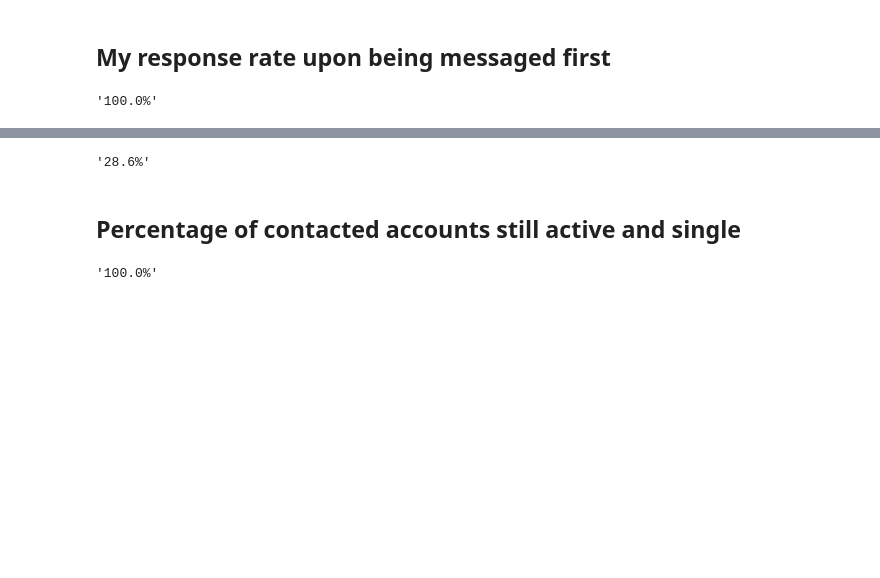
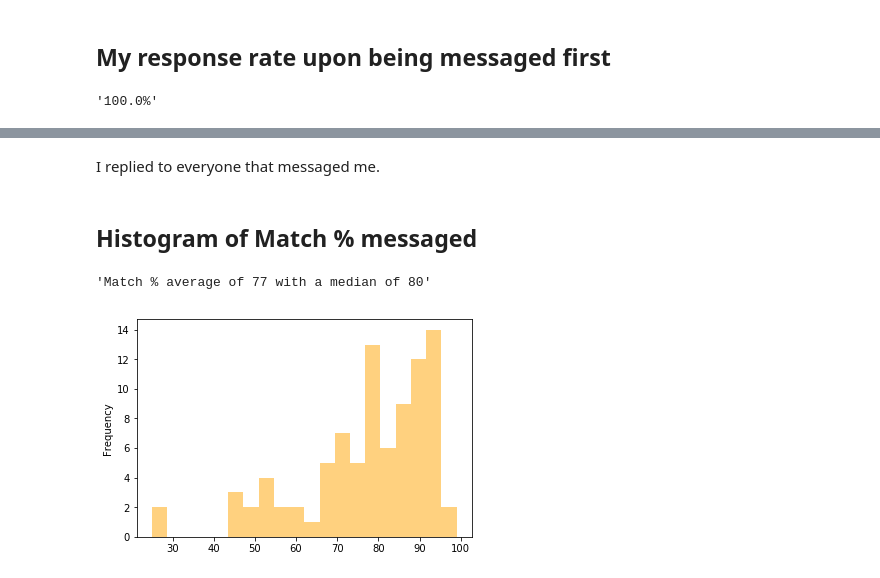
Before and after one commit to caheredia/Response, a Jupyter notebook: develop/2017-8-21_ch_okc_response_data.ipynb, the cells around one changed output, grey strips where cells are left out. Cells and saved outputs as stored; diff of their text form; code cells hidden in the pictures; blank space fills up the shorter version.

```diff
--- a/develop/2017-8-21_ch_okc_response_data.ipynb
+++ b/develop/2017-8-21_ch_okc_response_data.ipynb
@@ -22,10 +28,11 @@ df.head()
 # %%
-#Change W to White, U to Unkown, L to Latina, A to Asian, AA to African American, SA to South Asian
+#Change W to White, U to Unkown, L to Latina, A to Asian, B to Black
 df.Ethnicity.replace( 'U', 'Unknown', inplace = True)
 df.Ethnicity.fillna( 'Unknown' , inplace = True)
 df.Ethnicity.replace( 'W', 'White', inplace = True)
 df.Ethnicity.replace( 'L', 'Latina', inplace = True)
 df.Ethnicity.replace( 'A', 'Asian', inplace = True)
+df.Ethnicity.replace( 'B', 'Black', inplace = True)
 # %% [markdown]
 Define a function for returning percentages
 # %%
@@ -117,10 +190,12 @@ perc( df.loc[df.Contact == 1, 'Response'].sum(), df.Contact.sum() )
-# %%
-perc( df.Single.sum(), len(df) )
-# %% [output]
-'28.6%'
-# %% [markdown]
-## Percentage of contacted accounts still active and single
-# %%
-perc( df.Single.sum() ,  len(df.Single.loc[ df.Single == 1 | 0] ))
-# %% [output]
-'100.0%'
+# %% [markdown]
+I replied to everyone that messaged me.
+# %% [markdown]
+## Histogram of Match % messaged
+# %%
+df.Match.plot.hist(alpha = .5, color = 'orange', bins=20);
+match_mean = "%.0f" % df.Match.mean()
+match_median = "%.0f" % df.Match.median()
+'Match % average of {} with a median of {}'.format(match_mean, match_median)
+# %% [output]
+'Match % average of 77 with a median of 80'
+[figure, added]
```
Also changed, not shown: parts of 52 cells of this notebook.
